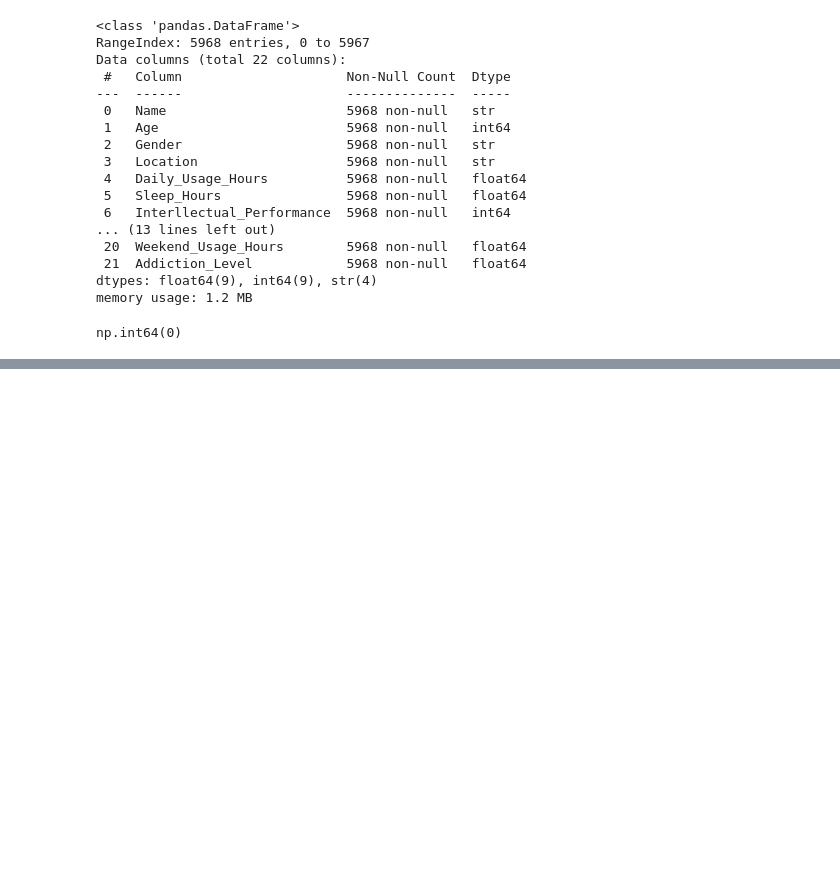
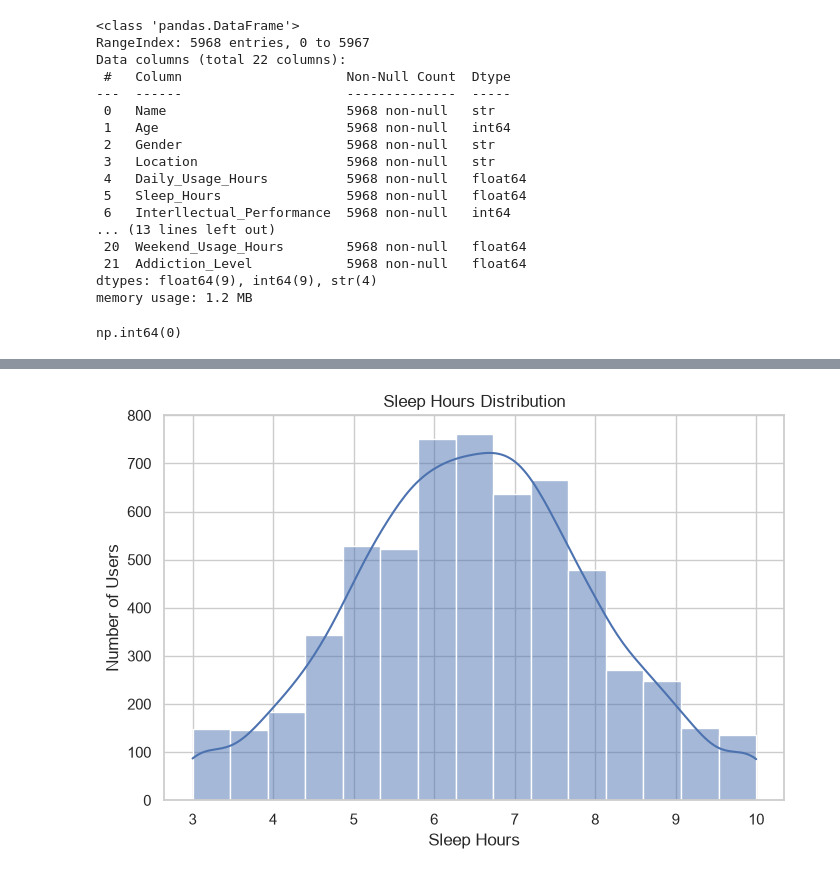
Before and after one commit to Rakshitha152003/Mobile-Addiction-Prediction-MLOps, a Jupyter notebook: notebooks/eda.ipynb, the cells around one changed output, grey strips where cells are left out. Drawn from its saved outputs; the diff is of its cells as text; code cells hidden in the pictures; blank space fills up the shorter version.

```diff
--- a/notebooks/eda.ipynb
+++ b/notebooks/eda.ipynb
@@ -61,0 +106,14 @@ np.int64(0)
+# %%
+# Sleep Hours Distribution
+
+plt.figure(figsize=(8, 5))
+
+sns.histplot(df["Sleep_Hours"], bins=15, kde=True)
+
+plt.title("Sleep Hours Distribution")
+plt.xlabel("Sleep Hours")
+plt.ylabel("Number of Users")
+
+plt.show()
+# %% [output]
+[figure, added]
```
Also changed, not shown: parts of 13 cells of this notebook, 13 other files.
